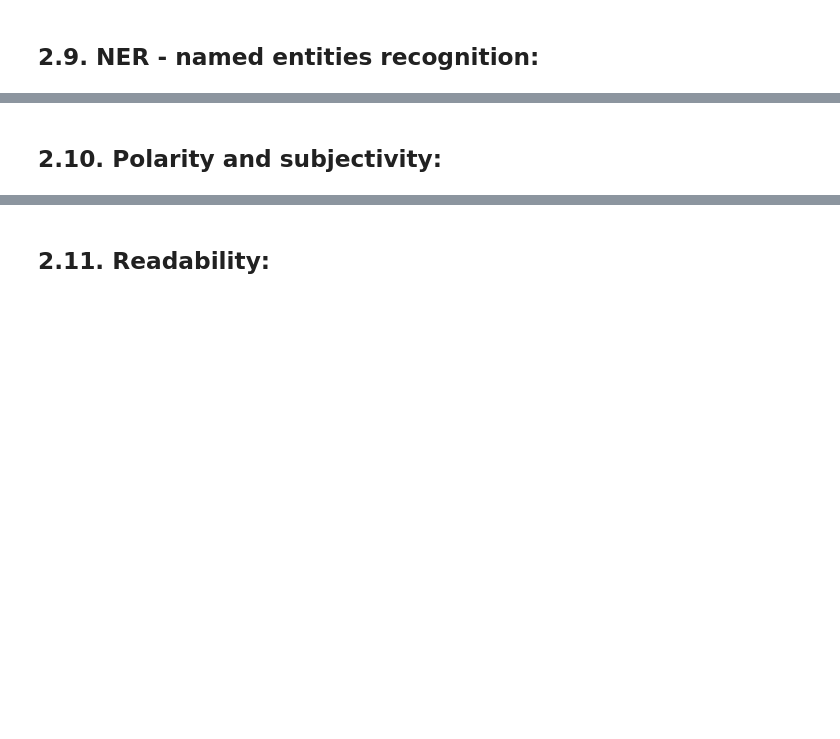
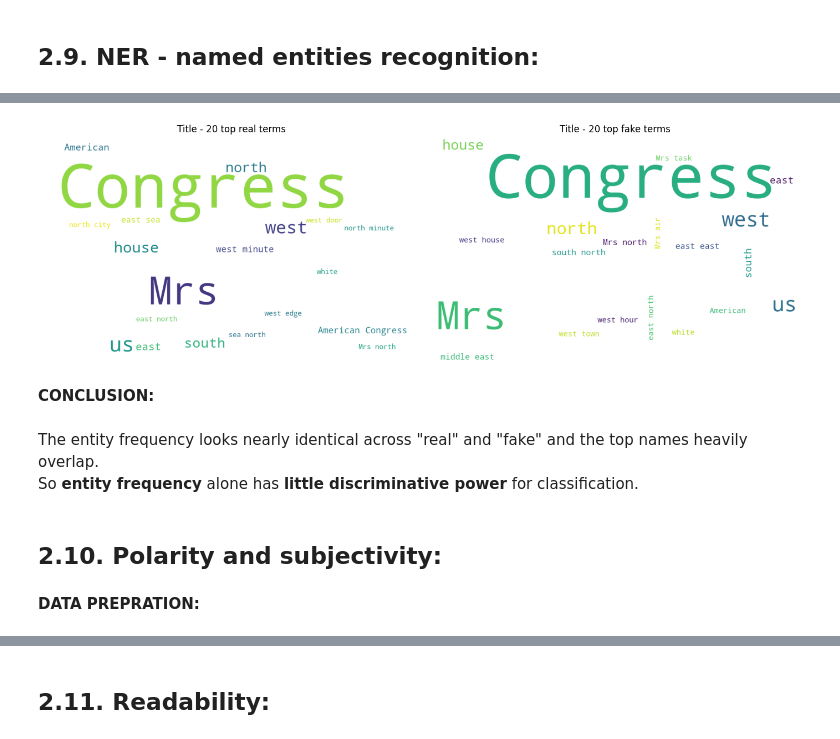
Before and after one commit to BenoitLoze1977/34.4_capstonethree_fakenewsdetection, a Jupyter notebook: notebooks/CapstoneThree_DataWrangling_EDA.ipynb, the cells around one changed output, grey strips where cells are left out. Saved outputs shown, nothing was run; the diff lists cells and outputs as text; code cells hidden in the pictures; blank space fills up the shorter version.

```diff
--- a/notebooks/CapstoneThree_DataWrangling_EDA.ipynb
+++ b/notebooks/CapstoneThree_DataWrangling_EDA.ipynb
@@ -998,2 +1195,11 @@ fake_dfreq = propn_docfreq(df.loc[df["label"]=="fake", "text"])
+# %%
+wordcloud_plot(so_ents_freq["real_text_original"].to_frame("real"), so_ents_freq["fake_text_original"].to_frame("fake"), "title", 20)
+# %% [output]
+[figure, added]
+# %% [markdown]
+**CONCLUSION:**
+# %% [markdown]
+The entity frequency looks nearly identical across "real" and "fake" and the top names heavily overlap.
+So **entity frequency** alone has **little discriminative power** for classification.
 # %% [markdown]
 ## 2.10. Polarity and subjectivity:
@@ -999,0 +1209,2 @@ fake_dfreq = propn_docfreq(df.loc[df["label"]=="fake", "text"])
+# %% [markdown]
+**DATA PREPRATION:**
```
Also changed, not shown: parts of 67 cells of this notebook, 2 other files.
